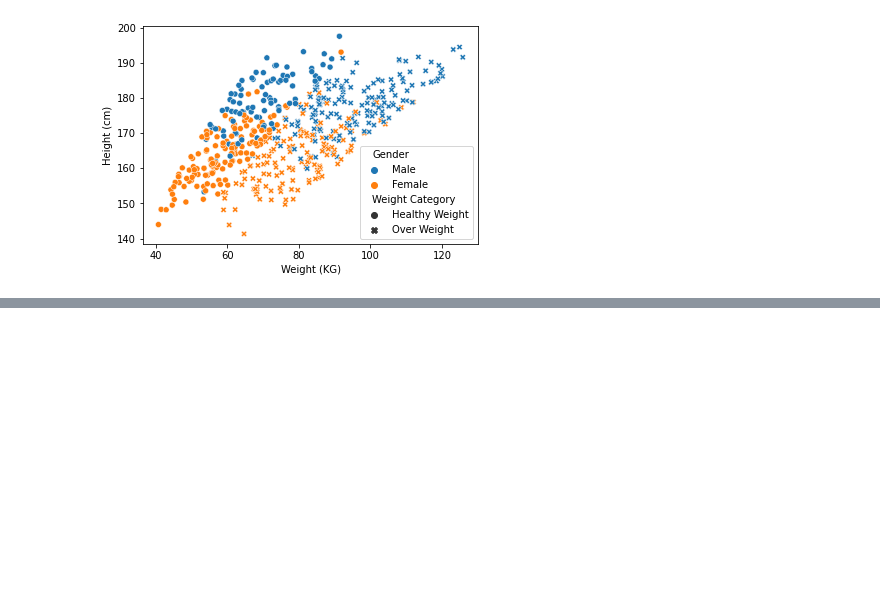
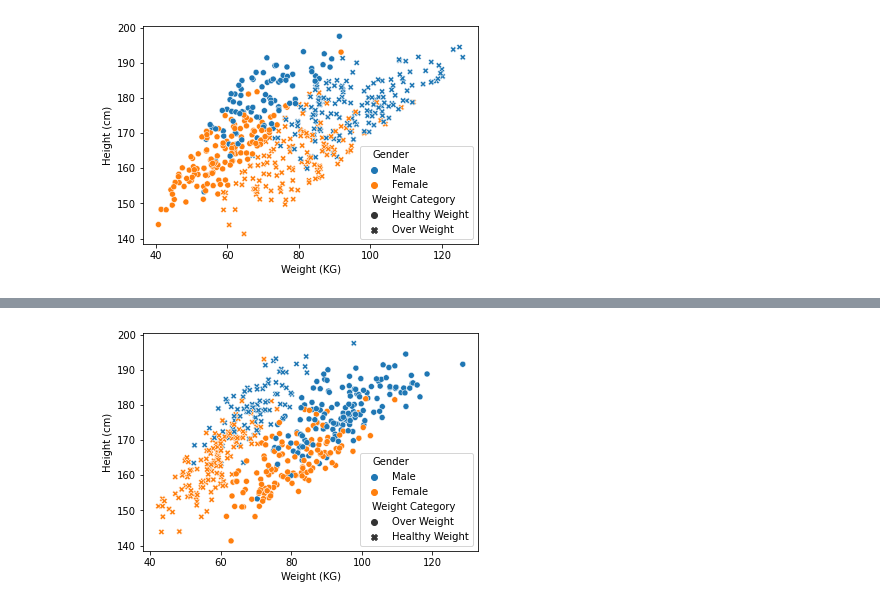
Before and after one commit to itskeithstudent/Programming-for-Data-Analysis-Project, a Jupyter notebook: Synthetic Data.ipynb, the cells around one changed output, grey strips where cells are left out. Drawn from its saved outputs; the diff is of its cells as text; code cells hidden in the pictures; blank space fills up the shorter version.

Commit message:
add section on using normal distribution to determine bmi instead of uniform distribution

```diff
--- a/Synthetic Data.ipynb
+++ b/Synthetic Data.ipynb
@@ -155,0 +166,30 @@ sns.scatterplot( x='Weight (KG)', y='Height (cm)', data=df, hue='Gender', style=
+# %%
+for index, row in df.iterrows(): #loop through each row in dataframe
+    if(row['Gender'] == 'Female'): #if row is gender then there is a 48.4% chance they are over weight
+        df.at[index,'Weight Category'] = rng.choice(['Healthy Weight', 'Over Weight'], p=[.516,.484])
+        if(df.at[index,'Weight Category'] =='Over Weight'): #depending on whether this person was over or healthy weight
+            bmi = rng.normal(30,2.5)
+            if (bmi<25): bmi = 25
+            if (bmi>35): bmi = 35
+        elif(df.at[index,'Weight Category'] =='Healthy Weight'):
+            bmi = rng.normal(21.75,1.625)
+            if (bmi<18.5): bmi = 18.5
+            if (bmi>25): bmi = 25
+    elif(row['Gender'] == 'Male'):
+        df.at[index,'Weight Category'] = rng.choice(['Healthy Weight', 'Over Weight'], p=[.369,.631])
+        if(df.at[index,'Weight Category'] =='Over Weight'):
+            bmi = rng.normal(30,2.5)
+            if (bmi<25): bmi = 25
+            if (bmi>35): bmi = 35
+        elif(df.at[index,'Weight Category'] =='Healthy Weight'):
+            bmi = rng.normal(21.75,1.625)
+            if (bmi<18.5): bmi = 18.5
+            if (bmi>25): bmi = 25
+    #bmi = rng.uniform(bmi_lower,bmi_upper)
+    height = df.at[index,'Height (cm)']/100
+    weight = bmi*(height**2)
+    df.at[index, 'Weight (KG)'] = np.round(weight, 3)
+# %%
+sns.scatterplot( x='Weight (KG)', y='Height (cm)', data=df, hue='Gender', style='Weight Category');
+# %% [output]
+[figure, added]
```
Also changed, not shown: parts of 2 cells of this notebook.
